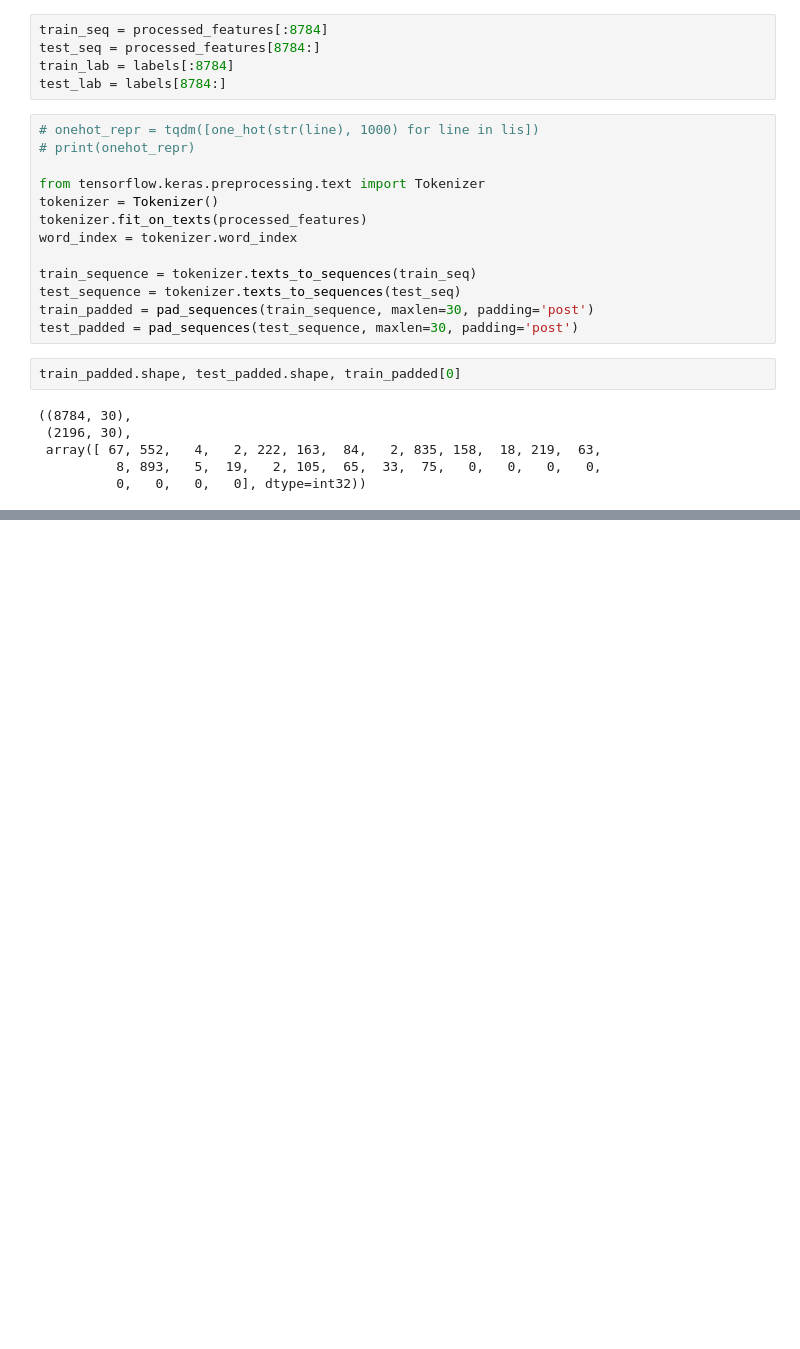
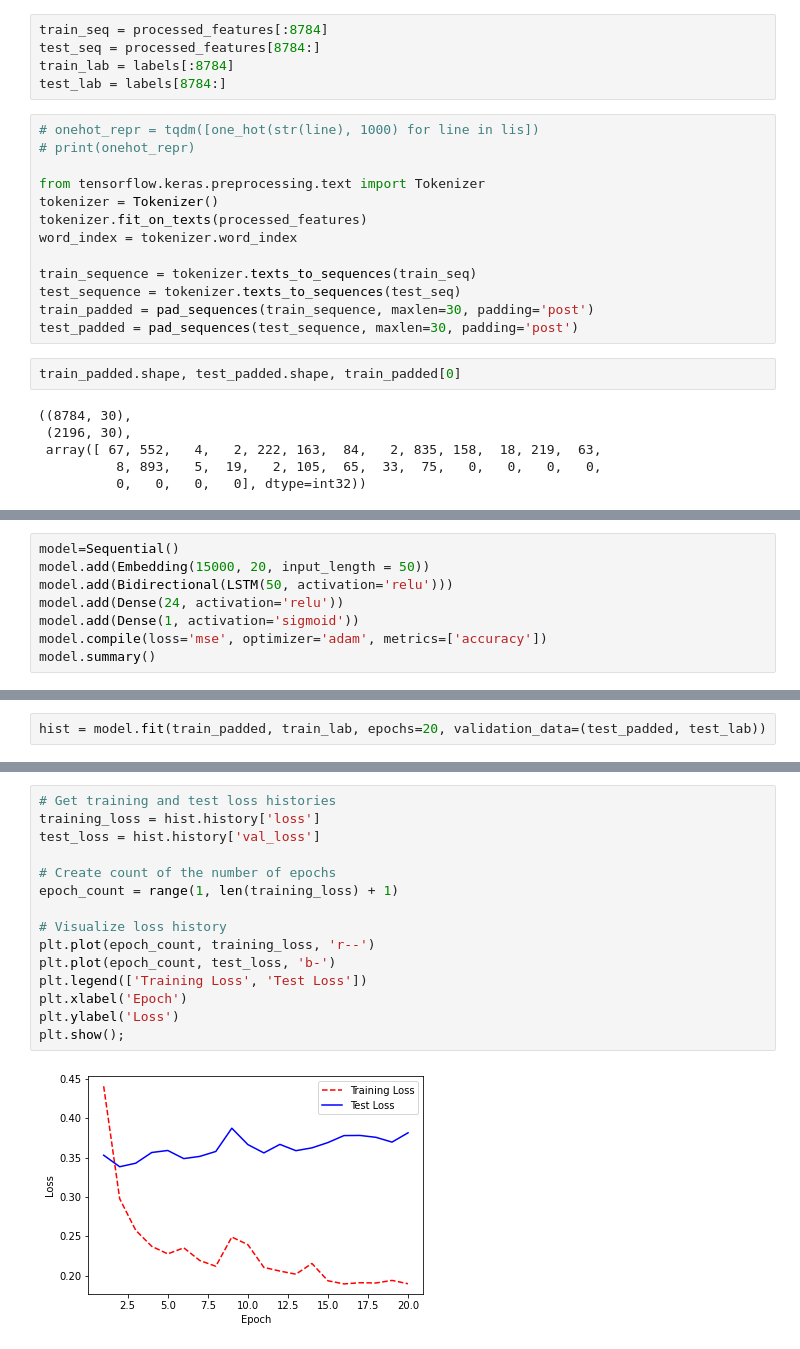
Before and after one commit to iam-pattan/Exploring-DL, a Jupyter notebook: Sentiment_Analysis.ipynb, the cells around one changed output, grey strips where cells are left out. Drawn from its saved outputs; the diff is of its cells as text; blank space fills up the shorter version.

```diff
--- a/Sentiment_Analysis.ipynb
+++ b/Sentiment_Analysis.ipynb
@@ -284,0 +308,8 @@ array([[0.958246  ],
+# %%
+model=Sequential()
+model.add(Embedding(15000, 20, input_length = 50))
+model.add(Bidirectional(LSTM(50, activation='relu')))
+model.add(Dense(24, activation='relu'))
+model.add(Dense(1, activation='sigmoid'))
+model.compile(loss='mse', optimizer='adam', metrics=['accuracy'])
+model.summary()
@@ -284,0 +336,2 @@ array([[0.958246  ],
+# %%
+hist = model.fit(train_padded, train_lab, epochs=20, validation_data=(test_padded, test_lab))
@@ -284,0 +356,17 @@ array([[0.958246  ],
+# %%
+# Get training and test loss histories
+training_loss = hist.history['loss']
+test_loss = hist.history['val_loss']
+
+# Create count of the number of epochs
+epoch_count = range(1, len(training_loss) + 1)
+
+# Visualize loss history
+plt.plot(epoch_count, training_loss, 'r--')
+plt.plot(epoch_count, test_loss, 'b-')
+plt.legend(['Training Loss', 'Test Loss'])
+plt.xlabel('Epoch')
+plt.ylabel('Loss')
+plt.show();
+# %% [output]
+[figure, added]
```
Also changed, not shown: parts of 11 cells of this notebook.
